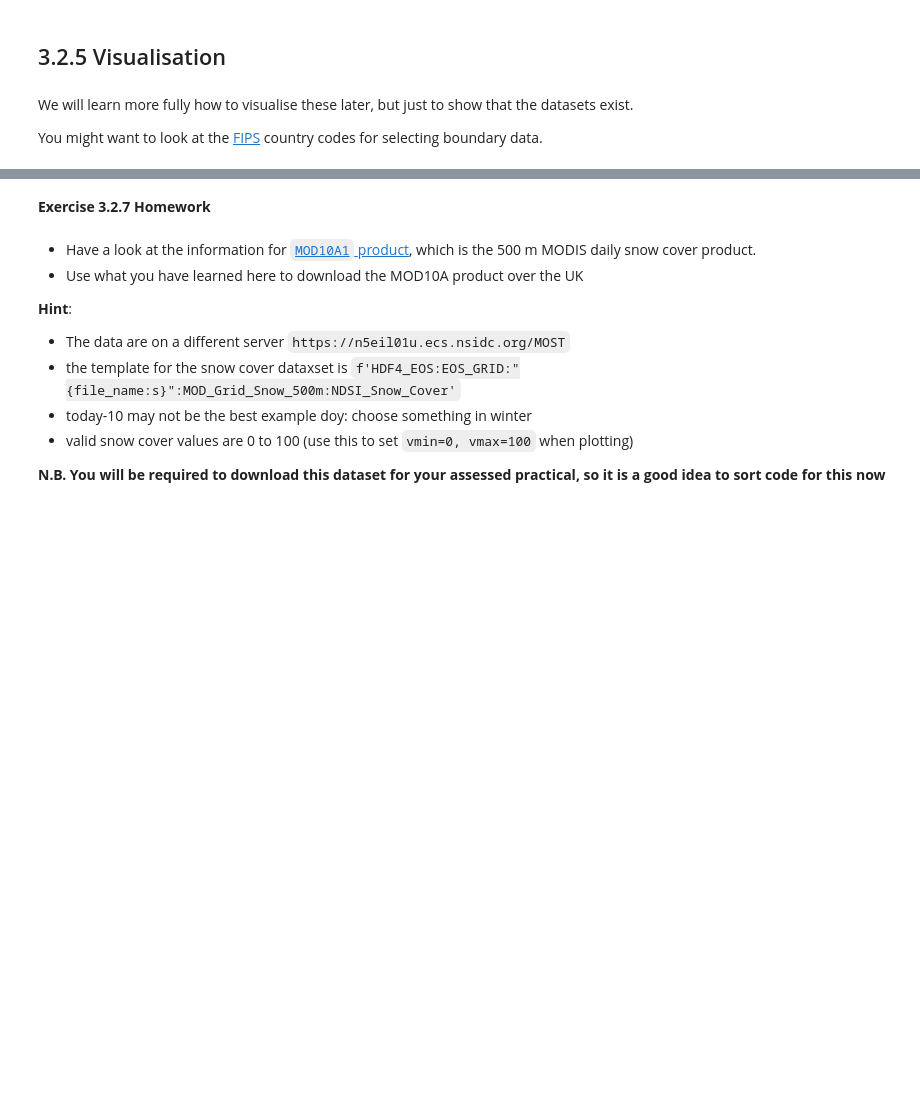
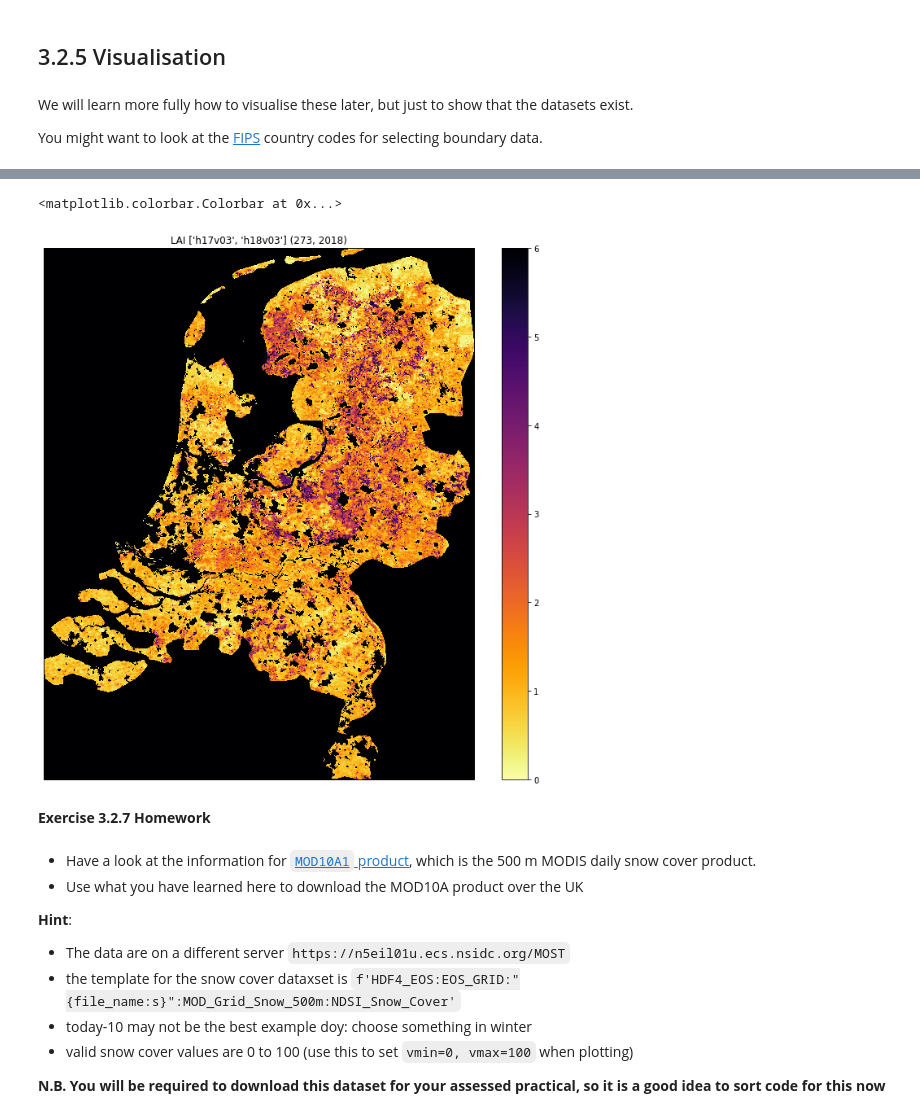
Before and after one commit to profLewis/geog0111_OLD, a Jupyter notebook: Chapter3_2_MODIS_download.ipynb, the cells around one changed output, grey strips where cells are left out. Drawn from its saved outputs; the diff is of its cells as text; code cells hidden in the pictures; blank space fills up the shorter version.

```diff
--- a/Chapter3_2_MODIS_download.ipynb
+++ b/Chapter3_2_MODIS_download.ipynb
@@ -476,43 +611,43 @@ def mosaic_and_mask_data(gdal_fnames, vector_file, vector_where):
                   cutlineWhere = vector_where)
     return g
 
+doy,year = 273,2018
 tiles = ['h17v03', 'h18v03']
+destination_folder = 'data'
 
-doy,year = today()
-doy -= 10
-kwargs = {'base_url':'https://e4ftl01.cr.usgs.gov/MOTA',
-          'version':6,
-          'product':'MCD15A3H'}
-
-filenames = get_modis_files(doy,year,tiles,**kwargs)
+filenames = get_modis_files(doy,year,tiles,base_url='https://e4ftl01.cr.usgs.gov/MOTA',\
+                                           version=6,\
+                                           product='MCD15A3H')
 
 # this part is to access a particular dataset in the file
 gdal_fnames = [f'HDF4_EOS:EOS_GRID:"{file_name:s}":MOD_Grid_MCD15A3H:Lai_500m'
                for file_name in filenames]
 
-
 g = mosaic_and_mask_data(gdal_fnames, "data/TM_WORLD_BORDERS-0.3.shp",
-                         "FIPS='UK'")
+                         "FIPS='NL'")
 
 lai = np.array(g.ReadAsArray()).astype(float) * 0.1 # for LAI scaling
 # vcalid data mask
 mask = np.nonzero(lai < 20)
 min_y = mask[0].min()
 max_y = mask[0].max() + 1
 
 min_x = mask[1].min()
 max_x = mask[1].max() + 1
 
 lai = lai[min_y:max_y,
                min_x:max_x]
 
 X0,XS,Xo,Y0,Yo,YS = g.GetGeoTransform()
 bounds = (X0,X0+XS*lai.shape[1],Y0,Y0+YS*lai.shape[0])
 
 fig = plt.figure(figsize=(12,12))
 axs = plt.subplot(1,1,1,projection=ccrs.Sinusoidal())
 axs.set_extent(bounds,ccrs.Sinusoidal())
 im = axs.imshow(lai, interpolation="nearest", vmin=0, vmax=6,
              cmap=plt.cm.inferno_r, transform=ccrs.Sinusoidal(),extent=bounds)
 axs.set_title('LAI'+' '+str(tiles)+' '+str((doy,year)))
 fig.colorbar(im, ax=axs)
+# %% [output]
+<matplotlib.colorbar.Colorbar at 0x...>
+[figure, added]
```
Also changed, not shown: parts of 22 cells of this notebook, 2 other files.
